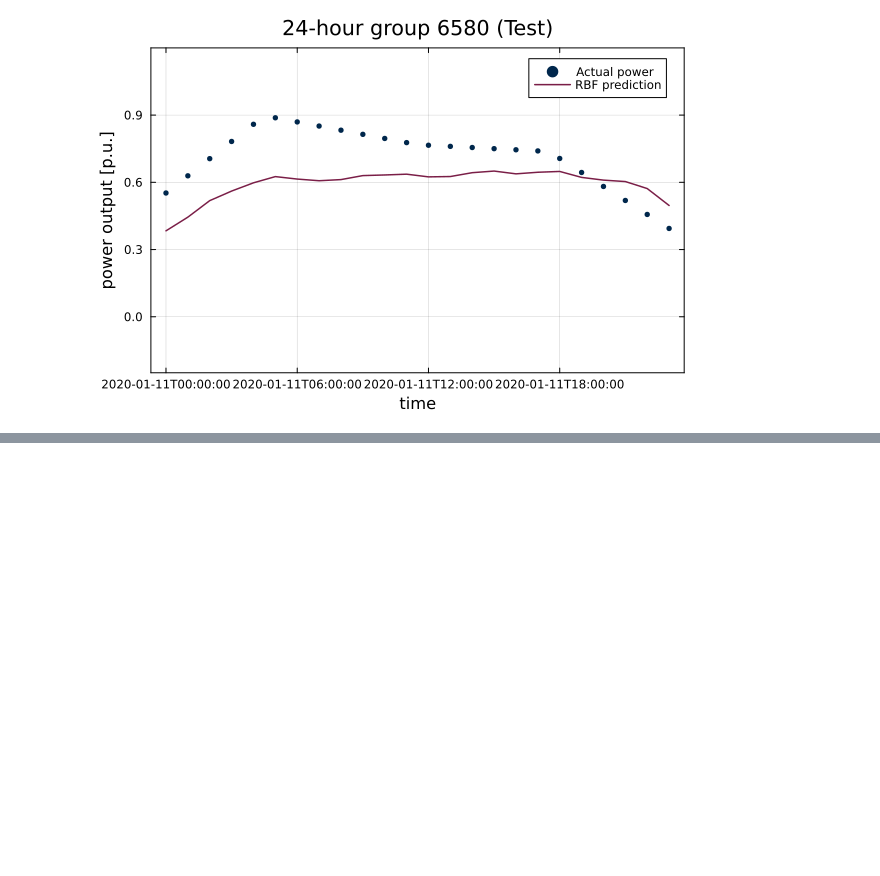
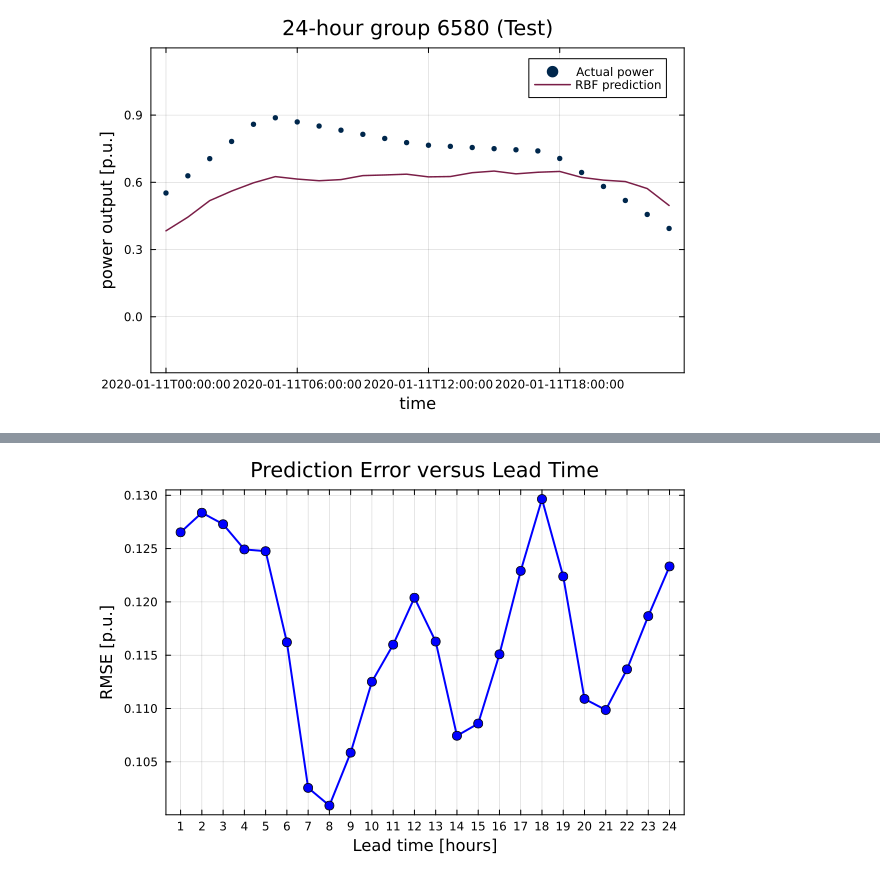
Before and after one commit to pcauchy1/DFL, a Jupyter notebook: RecursivePredictions_base.ipynb, the cells around one changed output, grey strips where cells are left out. Cells and saved outputs as stored; diff of their text form; code cells hidden in the pictures; blank space fills up the shorter version.

```diff
--- a/RecursivePredictions_base.ipynb
+++ b/RecursivePredictions_base.ipynb
@@ -257,0 +306,48 @@ Test RMSE = 0.1172
+# %%
+
+# ---------- Error as a function of lead time ----------
+
+# Each column represents a lead time (1-24 hours)
+num_test_groups = length(test)
+
+lead_times = 1:hours_per_group
+rmse_by_lead = zeros(hours_per_group)
+
+# Calculate RMSE across all test groups at each lead time
+for h in lead_times
+
+    errors = Float64[]
+
+    for group in test
+
+        idx = ((group - 1) * hours_per_group + 1):(group * hours_per_group)
+
+        actual = Y_all[idx[h]]
+        predicted = Y_test_pred[findfirst(==(idx[h]), test_idx)]
+
+        push!(errors, predicted - actual)
+    end
+
+    rmse_by_lead[h] = sqrt(mean(errors.^2))
+end
+
+# ---------- Plot RMSE versus lead time ----------
+
+p = plot(
+    lead_times,
+    rmse_by_lead,
+    marker = :circle,
+    markersize = 5,
+    linewidth = 2,
+    color = :blue,
+    frame = :box,
+    xlabel = "Lead time [hours]",
+    ylabel = "RMSE [p.u.]",
+    title = "Prediction Error versus Lead Time",
+    legend = false,
+    xticks = 1:24
+)
+
+display(p)
+# %% [output]
+[figure, added]
```
Also changed, not shown: parts of 2 cells of this notebook, 2 other files.
